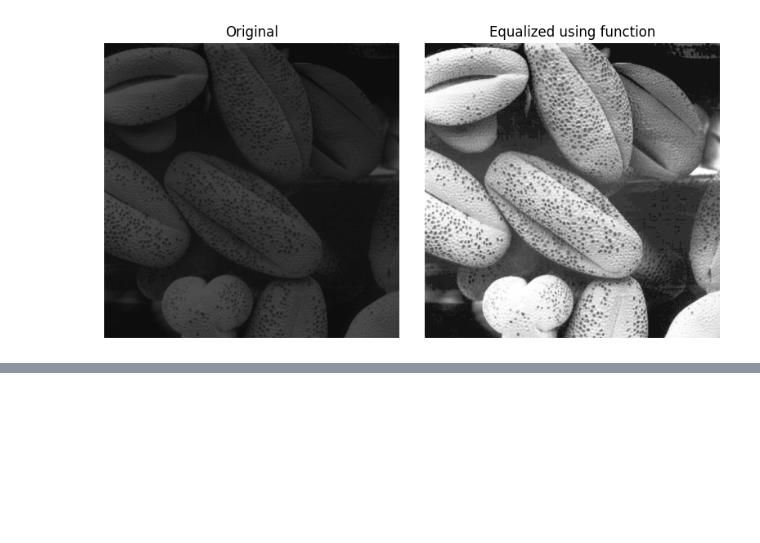
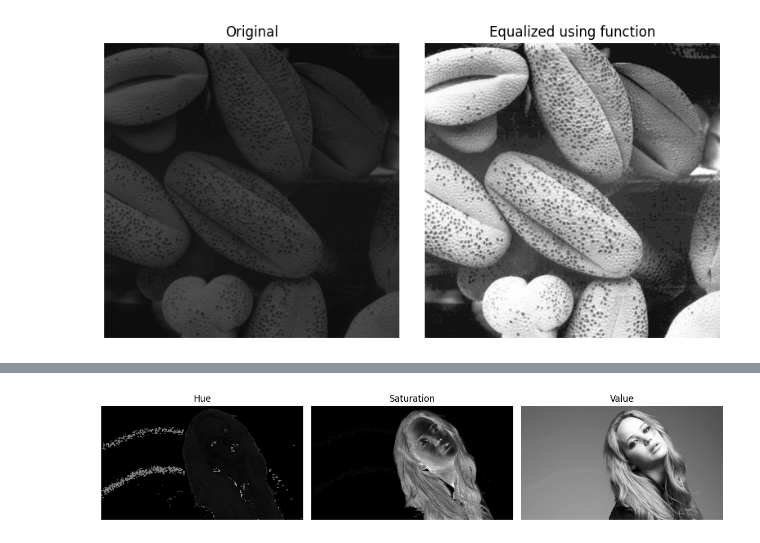
Before and after one commit to devnithw/en3160, a Jupyter notebook: assignment1.ipynb, the cells around one changed output, grey strips where cells are left out. Cells and saved outputs as stored; diff of their text form; code cells hidden in the pictures; blank space fills up the shorter version.

```diff
--- a/assignment1.ipynb
+++ b/assignment1.ipynb
@@ -294,0 +328,27 @@ plt.show()
+# %%
+# Import Jennifer image
+jennifer = cv.imread('a1images/jeniffer.jpg')
+assert jennifer is not None
+jennifer_hsv = cv.cvtColor(jennifer, cv.COLOR_BGR2HSV)
+jennifer_rgb = cv.cvtColor(jennifer, cv.COLOR_BGR2RGB)
+
+# Split into planes
+H, S, V = cv.split(jennifer_hsv)
+# %%
+# Create the figure for plotting
+fig, ax = plt.subplots(1, 3, figsize=(12, 8))
+
+ax[0].imshow(H, cmap='gray', vmin=0, vmax=255)
+ax[0].set_title('Hue')
+ax[0].axis("off")
+ax[1].imshow(S, cmap='gray', vmin=0, vmax=255)
+ax[1].set_title('Saturation')
+ax[1].axis("off")
+ax[2].imshow(V, cmap='gray', vmin=0, vmax=255)
+ax[2].set_title('Value')
+ax[2].axis("off")
+
+plt.tight_layout()
+plt.show()
+# %% [output]
+[figure, added]
```
Also changed, not shown: parts of 6 cells of this notebook.
